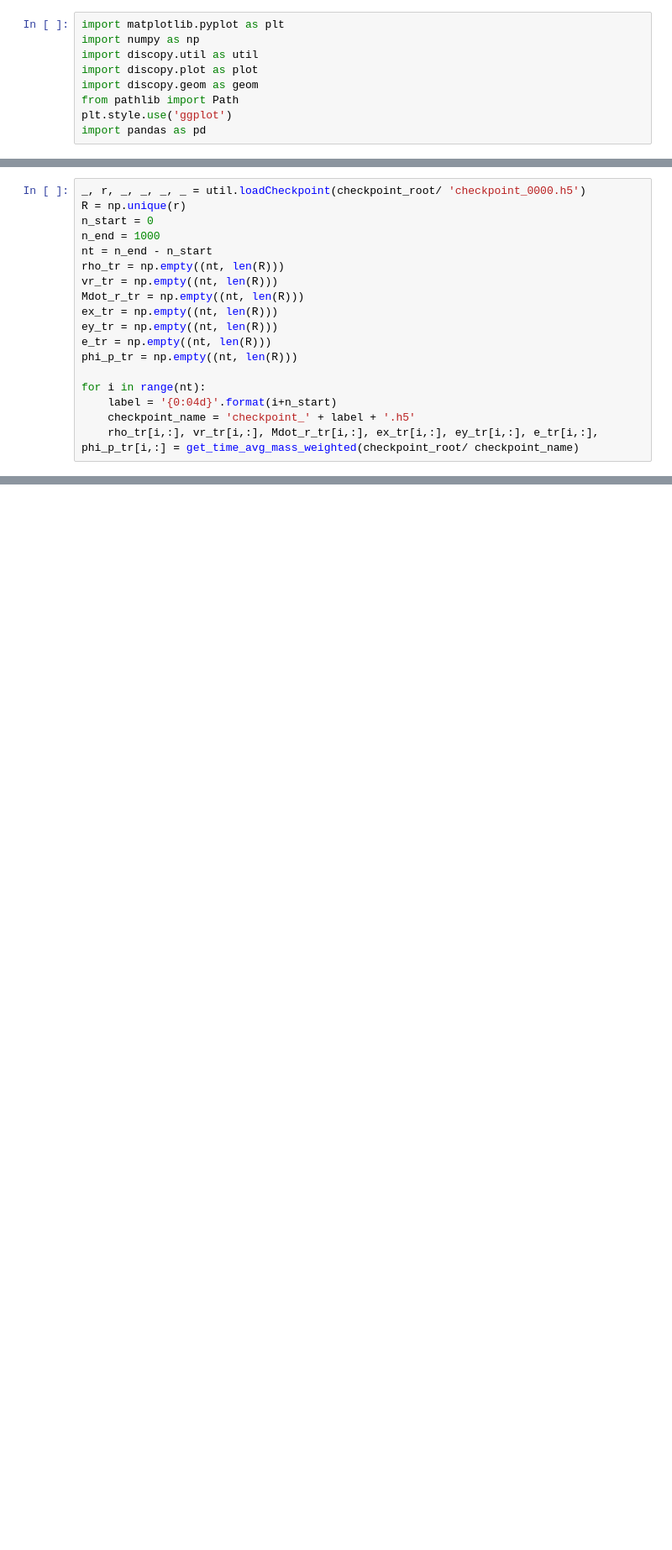
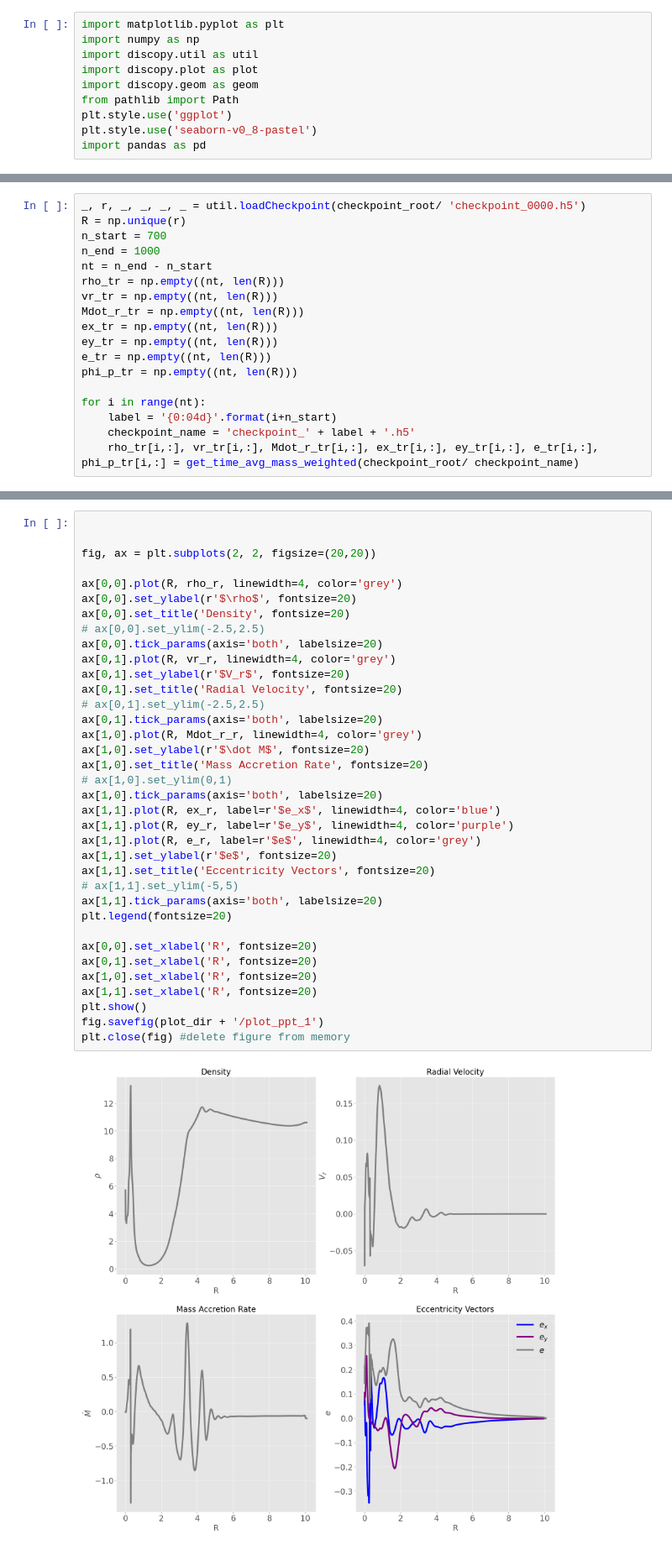
Before and after one commit to HangChelseaSu/Black_Hole_Accretion_Project_PI, a Jupyter notebook: Python_scripts/mass_weighted_avg.ipynb, the cells around one changed output, grey strips where cells are left out. Shown at 84% size. Cells and saved outputs as stored; diff of their text form; blank space fills up the shorter version.

```diff
--- a/Python_scripts/mass_weighted_avg.ipynb
+++ b/Python_scripts/mass_weighted_avg.ipynb
@@ -6,6 +6,7 @@ import discopy.plot as plot
 import discopy.geom as geom
 from pathlib import Path
 plt.style.use('ggplot')
+plt.style.use('seaborn-v0_8-pastel')
 import pandas as pd
 # %%
 report_path = '/gpfs/hsu/BH_disco_runs/0721cb_ecc0p4_1000_orbits/report.dat'
@@ -324,7 +325,7 @@ def get_time_avg_mass_weighted(checkpoint):
 # %%
 _, r, _, _, _, _ = util.loadCheckpoint(checkpoint_root/ 'checkpoint_0000.h5')
 R = np.unique(r)
-n_start = 0
+n_start = 700
 n_end = 1000
 nt = n_end - n_start
 rho_tr = np.empty((nt, len(R)))
@@ -402,3 +400,41 @@ plt.close(fig) #delete figure from memory
+# %%
+
+
+fig, ax = plt.subplots(2, 2, figsize=(20,20))
+
+ax[0,0].plot(R, rho_r, linewidth=4, color='grey')
+ax[0,0].set_ylabel(r'$\rho$', fontsize=20)
+ax[0,0].set_title('Density', fontsize=20)
+# ax[0,0].set_ylim(-2.5,2.5)
+ax[0,0].tick_params(axis='both', labelsize=20)
+ax[0,1].plot(R, vr_r, linewidth=4, color='grey')
+ax[0,1].set_ylabel(r'$V_r$', fontsize=20)
+ax[0,1].set_title('Radial Velocity', fontsize=20)
+# ax[0,1].set_ylim(-2.5,2.5)
+ax[0,1].tick_params(axis='both', labelsize=20)
+ax[1,0].plot(R, Mdot_r_r, linewidth=4, color='grey')
+ax[1,0].set_ylabel(r'$\dot M$', fontsize=20)
+ax[1,0].set_title('Mass Accretion Rate', fontsize=20)
+# ax[1,0].set_ylim(0,1)
+ax[1,0].tick_params(axis='both', labelsize=20)
+ax[1,1].plot(R, ex_r, label=r'$e_x$', linewidth=4, color='blue')
+ax[1,1].plot(R, ey_r, label=r'$e_y$', linewidth=4, color='purple')
+ax[1,1].plot(R, e_r, label=r'$e$', linewidth=4, color='grey')
+ax[1,1].set_ylabel(r'$e$', fontsize=20)
+ax[1,1].set_title('Eccentricity Vectors', fontsize=20)
+# ax[1,1].set_ylim(-5,5)
+ax[1,1].tick_params(axis='both', labelsize=20)
+plt.legend(fontsize=20)
+
+ax[0,0].set_xlabel('R', fontsize=20)
+ax[0,1].set_xlabel('R', fontsize=20)
+ax[1,0].set_xlabel('R', fontsize=20)
+ax[1,1].set_xlabel('R', fontsize=20)
+plt.show()
+fig.savefig(plot_dir + '/plot_ppt_1')
+plt.close(fig) #delete figure from memory
+# %% [output]
+[figure, added]
 # %%
 # pcolormesh() is used to plot the 2D data
 # Space time plots R vs t
```
Also changed, not shown: parts of 4 cells of this notebook, 15 other files.
